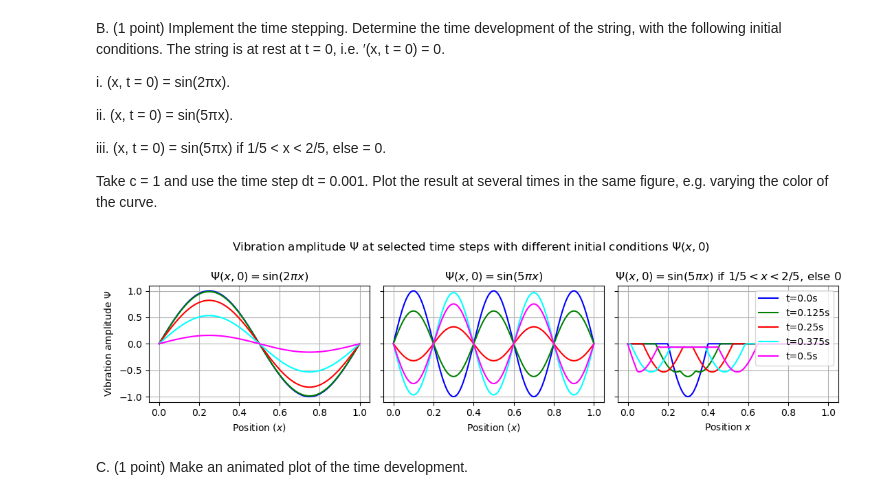
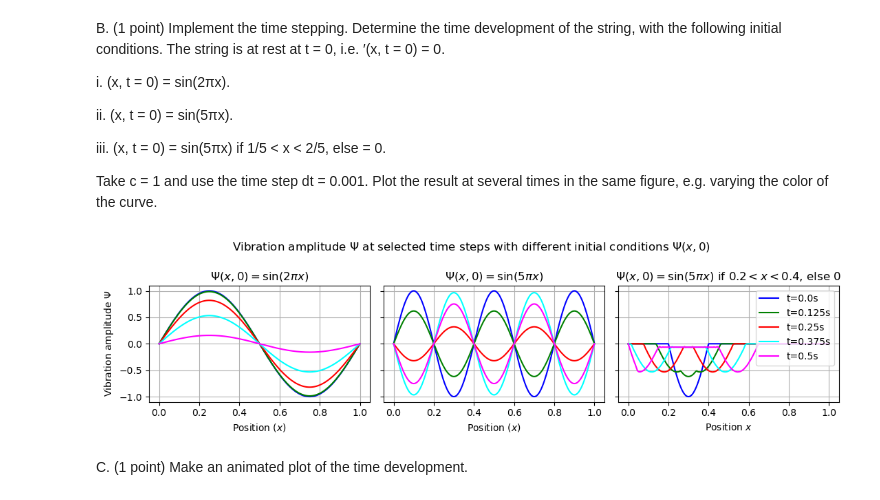
Before and after one commit to jonas4climate/modelling-natural-processes, a Jupyter notebook: Set1_incomplete.ipynb, the cells around one changed output. Cells and saved outputs as stored; diff of their text form; code cells hidden in the pictures.

```diff
--- a/Set1_incomplete.ipynb
+++ b/Set1_incomplete.ipynb
@@ -102,38 +102,38 @@ init_conditions = [
 init_labels = [
     '$\\sin(2\\pi x)$',
     '$\\sin(5\\pi x)$',
-    '$\\sin(5\\pi x)$ if $1/5 < x < 2/5$, else $0$'
+    '$\\sin(5\\pi x)$ if $0.2 < x < 0.4$, else $0$'
 ]
 
 psis = []
 for i, (f0, init_label) in enumerate(zip(init_conditions, init_labels)):
     psi_matrix = solve_wave(f0, L, c, T, Nx, dt)
     psis.append(psi_matrix)
 
 
 fig, axs = plt.subplots(1, 3, figsize=(11, 3), sharey=True, layout='tight')
 times = np.linspace(0, T, 5)
 time_labels = [f't={t}s' for t in times]
 colors = ['blue', 'green', 'red', 'cyan', 'magenta']
 x = np.linspace(0, L, Nx)
 
 for i, (c, init_label) in enumerate(zip(psis, init_labels)):
     for j, (t, time_label, color) in enumerate(zip(times, time_labels, colors)):
         axs[i].plot(x, c[:, int(Nt*t)], label=time_label, color=color)
     axs[i].set_title(f'$\\Psi(x,0)=${init_label}')
     axs[i].grid(True)
     axs[i].set_xlabel('Position ($x$)')
     axs[i].set_yticks([-1, -0.5, 0, 0.5, 1])
 axs[0].set_ylabel('Vibration amplitude $\\Psi$')
 axs[-1].legend(loc='upper right')
 
 plt.suptitle(
     'Vibration amplitude $\\Psi$ at selected time steps with different initial conditions $\\Psi(x,0)$')
 plt.xlabel('Position $x$')
 plt.savefig('media/wave_equation.png', dpi=300, bbox_inches='tight')
 plt.show()
 # %% [output]
-[figure, old version]
+[figure, new version]
 # %% [markdown]
 C. (1 point) Make an animated plot of the time development.
 # %%
```
Also changed, not shown: parts of 11 cells of this notebook, 3 other files.
